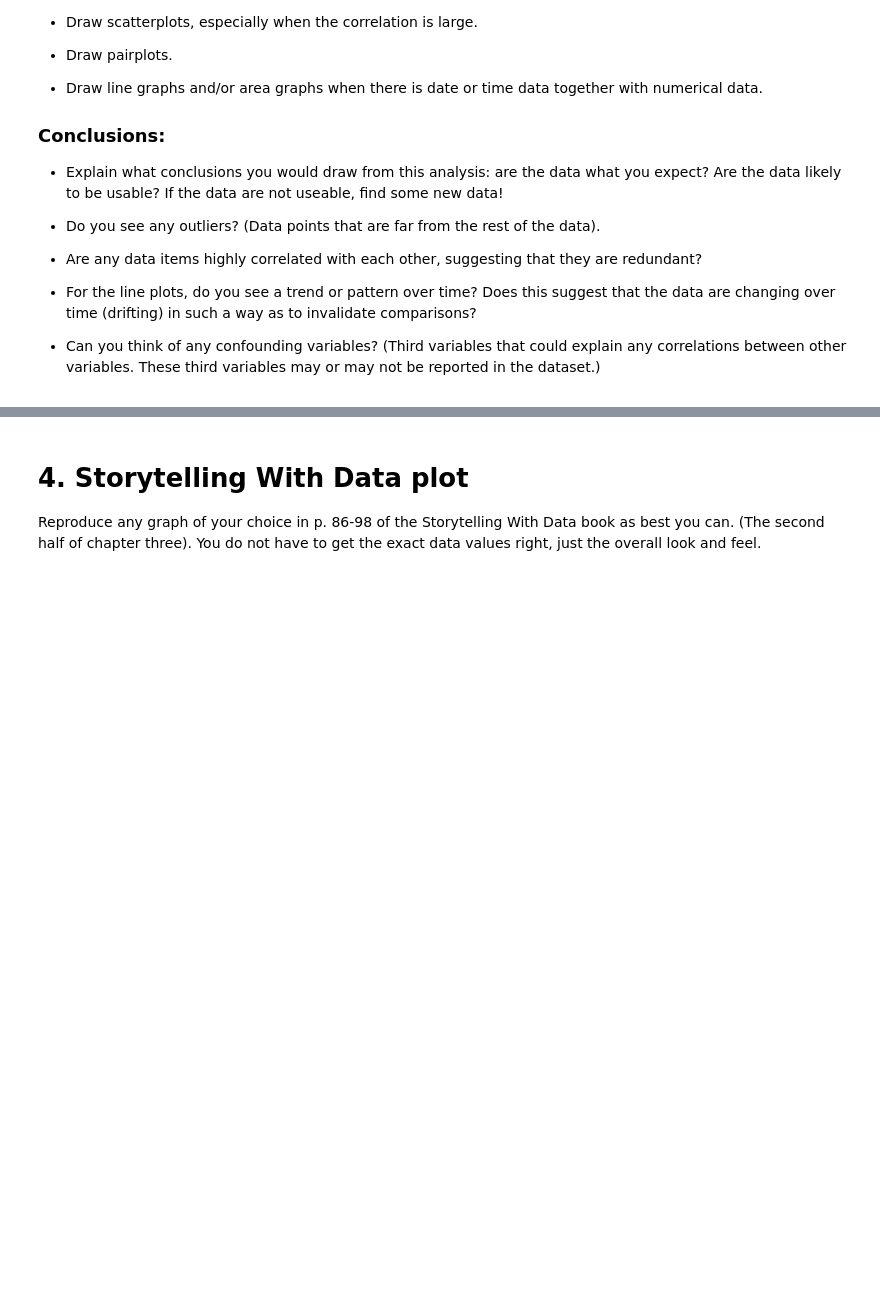
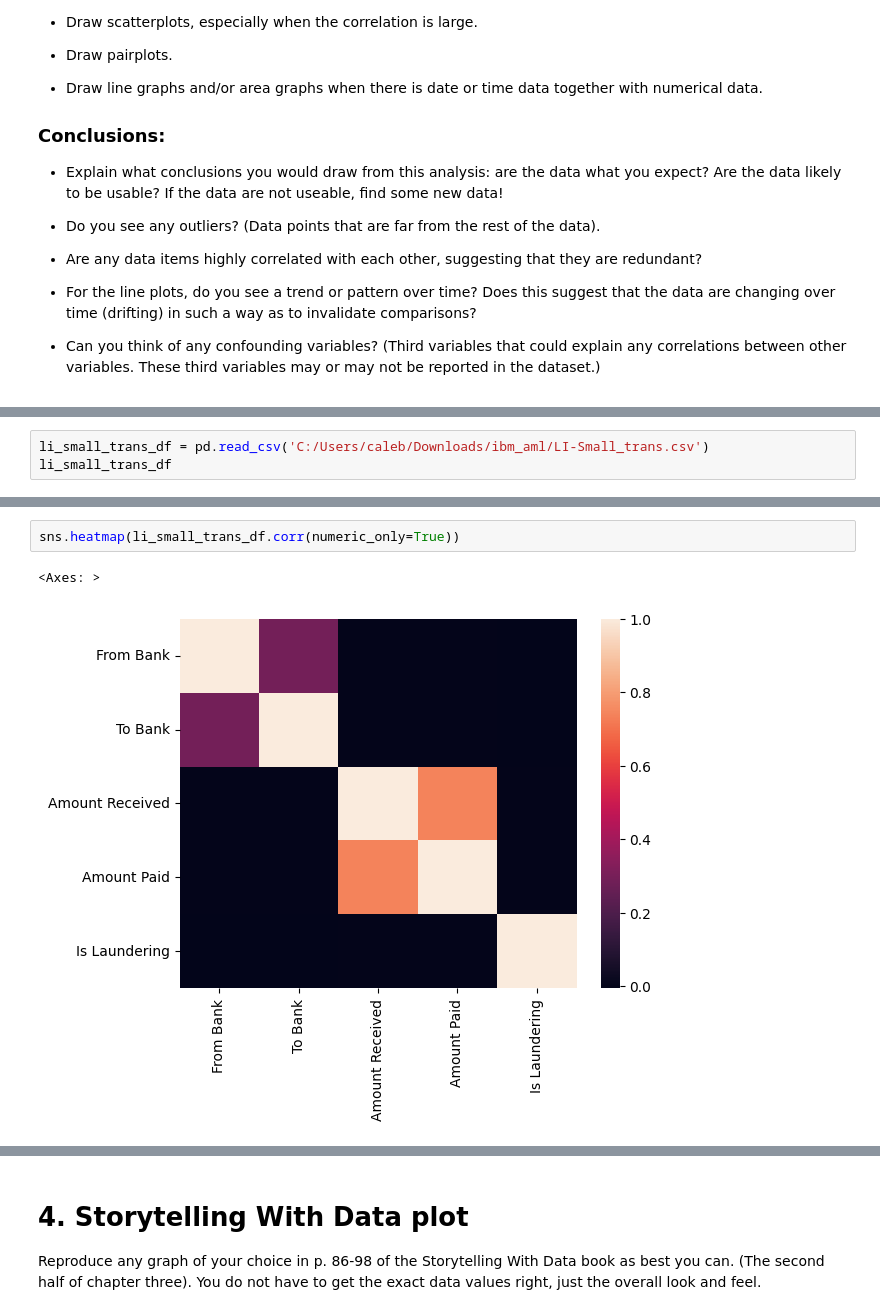
Before and after one commit to calebhadley1/Module-B-semester-2, a Jupyter notebook: OMDS-ModB2-Week6-Hadley-Caleb.ipynb, the cells around one changed output, grey strips where cells are left out. Cells and saved outputs as stored; diff of their text form; blank space fills up the shorter version.

```diff
--- a/OMDS-ModB2-Week6-Hadley-Caleb.ipynb
+++ b/OMDS-ModB2-Week6-Hadley-Caleb.ipynb
@@ -67,0 +89,3 @@ This week, you will do the same types of exercises as last week, but you should
+# %%
+li_small_trans_df = pd.read_csv('C:/Users/caleb/Downloads/ibm_aml/LI-Small_trans.csv')
+li_small_trans_df
@@ -67,0 +317,5 @@ This week, you will do the same types of exercises as last week, but you should
+# %%
+sns.heatmap(li_small_trans_df.corr(numeric_only=True))
+# %% [output]
+<Axes: >
+[figure, added]
```
Also changed, not shown: parts of 30 cells of this notebook.
